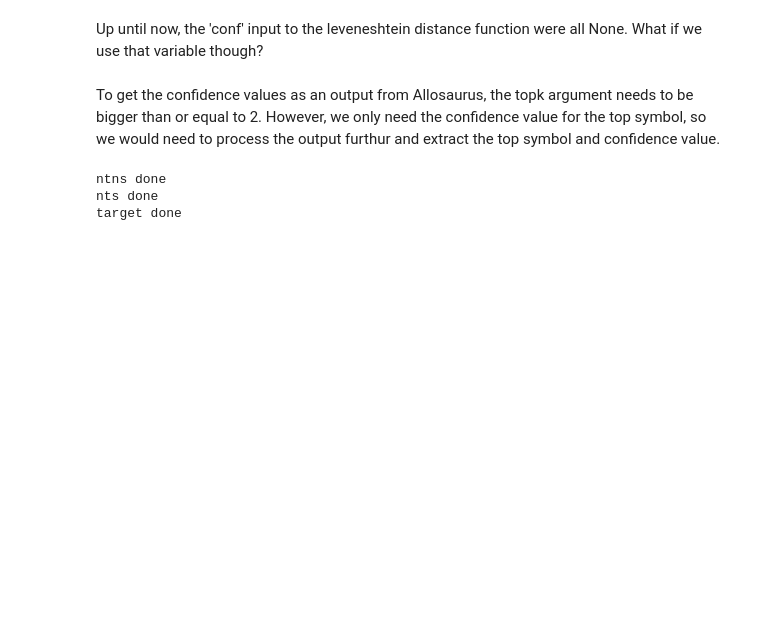
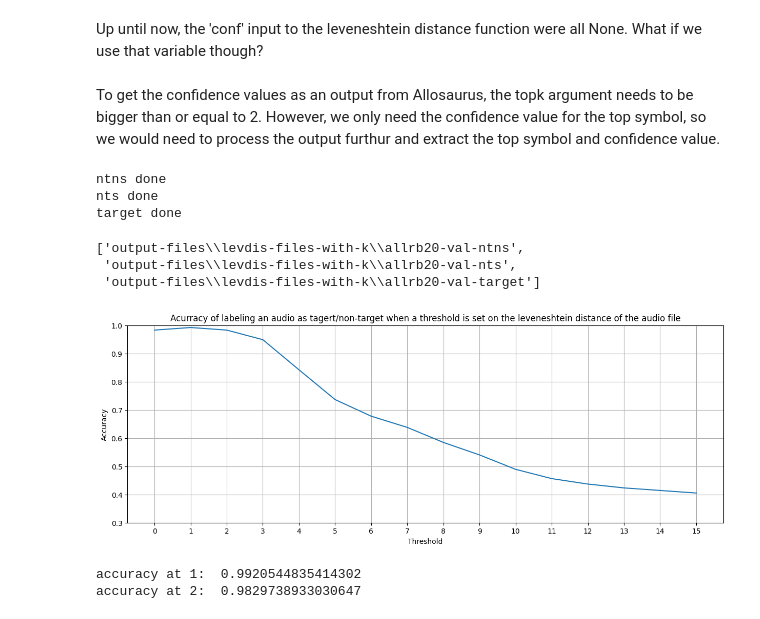
Before and after one commit to DorreenRostami/Bachelors-Project-Allosaurus, a Jupyter notebook: dist-perc.ipynb, the cells around one changed output. Drawn from its saved outputs; the diff is of its cells as text; code cells hidden in the pictures; blank space fills up the shorter version.

```diff
--- a/dist-perc.ipynb
+++ b/dist-perc.ipynb
@@ -354,14 +354,12 @@ Output the name of the files which were a false positive on the most accurate th
 accurate_thresh = 1
 with open(input_files[0], encoding='utf-8') as file:
     for line in file:
-        total_file += 1
-        res = line.rstrip().split(spl_word, 1)
+        res = line.rstrip().split()
         if int(res[1]) <= accurate_thresh:
             print(res[0])
 with open(input_files[1], encoding='utf-8') as file:
     for line in file:
-        total_file += 1
-        res = line.rstrip().split(spl_word, 1)
+        res = line.rstrip().split()
         if int(res[1]) <= accurate_thresh:
             print(res[0])
 # %% [markdown]
@@ -436,3 +432,57 @@ print('target done')
 ntns done
 nts done
 target done
+# %%
+filenames = os.listdir('.\\output-files\\levdis-files-with-k')
+input_files = []
+for fname in filenames:
+    input_files.append(os.path.join('output-files\\levdis-files-with-k', fname))
+input_files
+# %% [output]
+['output-files\\levdis-files-with-k\\allrb20-val-ntns',
+ 'output-files\\levdis-files-with-k\\allrb20-val-nts',
+ 'output-files\\levdis-files-with-k\\allrb20-val-target']
+# %%
+spl_word = '.wav '
+total_file = 0
+acc = []
+val1 = []
+val2 = []
+val3 = []
+thresh_range = range(0,16)
+with open(input_files[0], encoding='utf-8') as file:
+    for line in file:
+        total_file += 1
+        res = line.rstrip().split( )
+        val1.append(float(res[1]))
+with open(input_files[1], encoding='utf-8') as file:
+    for line in file:
+        total_file += 1
+        res = line.rstrip().split()
+        val2.append(float(res[1]))
+with open(input_files[2], encoding='utf-8') as file:
+    for line in file:
+        total_file += 1
+        res = line.rstrip().split()
+        val3.append(float(res[1]))
+
+for thresh in thresh_range:
+    correct = sum(i > thresh for i in val1) + sum(i > thresh for i in val2) + sum(i <= thresh for i in val3)
+    acc.append(correct/total_file)
+
+plt.rcParams["figure.figsize"] = (15,5)
+plt.plot(thresh_range,acc)
+plt.xticks(thresh_range, thresh_range)
+plt.xlabel('Threshold')
+plt.ylabel('Accuracy')
+plt.title('Acurracy of labeling an audio as tagert/non-target when a threshold is set on the leveneshtein distance of the audio file')
+plt.grid()
+plt.ylim([0.30, 1.0])
+plt.show()
+
+print("accuracy at 1: ", acc[1])
+print("accuracy at 2: ", acc[2])
+# %% [output]
+[figure, added]
+accuracy at 1:  0.9920544835414302
+accuracy at 2:  0.9829738933030647
```
Also changed, not shown: parts of 1 cell of this notebook, 8 other files.
